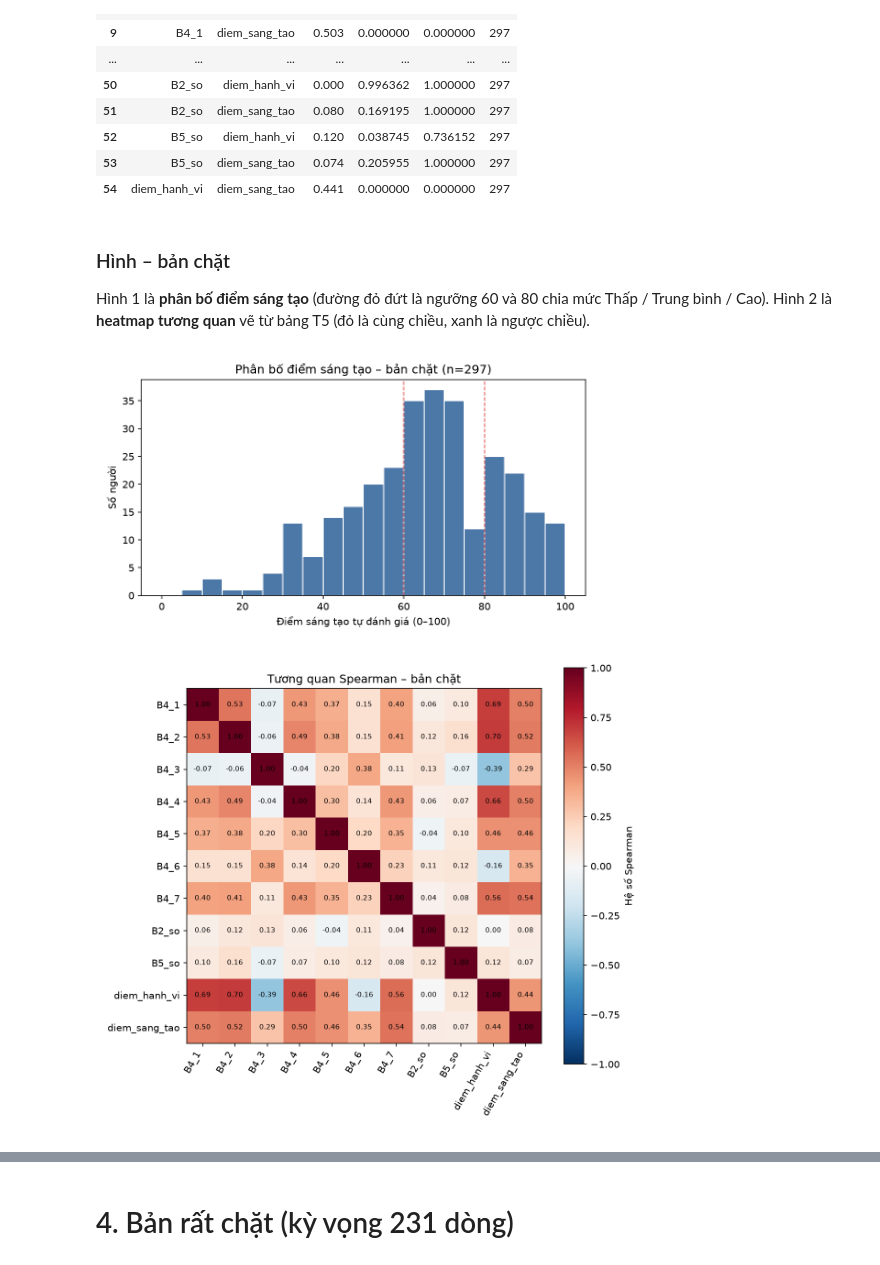
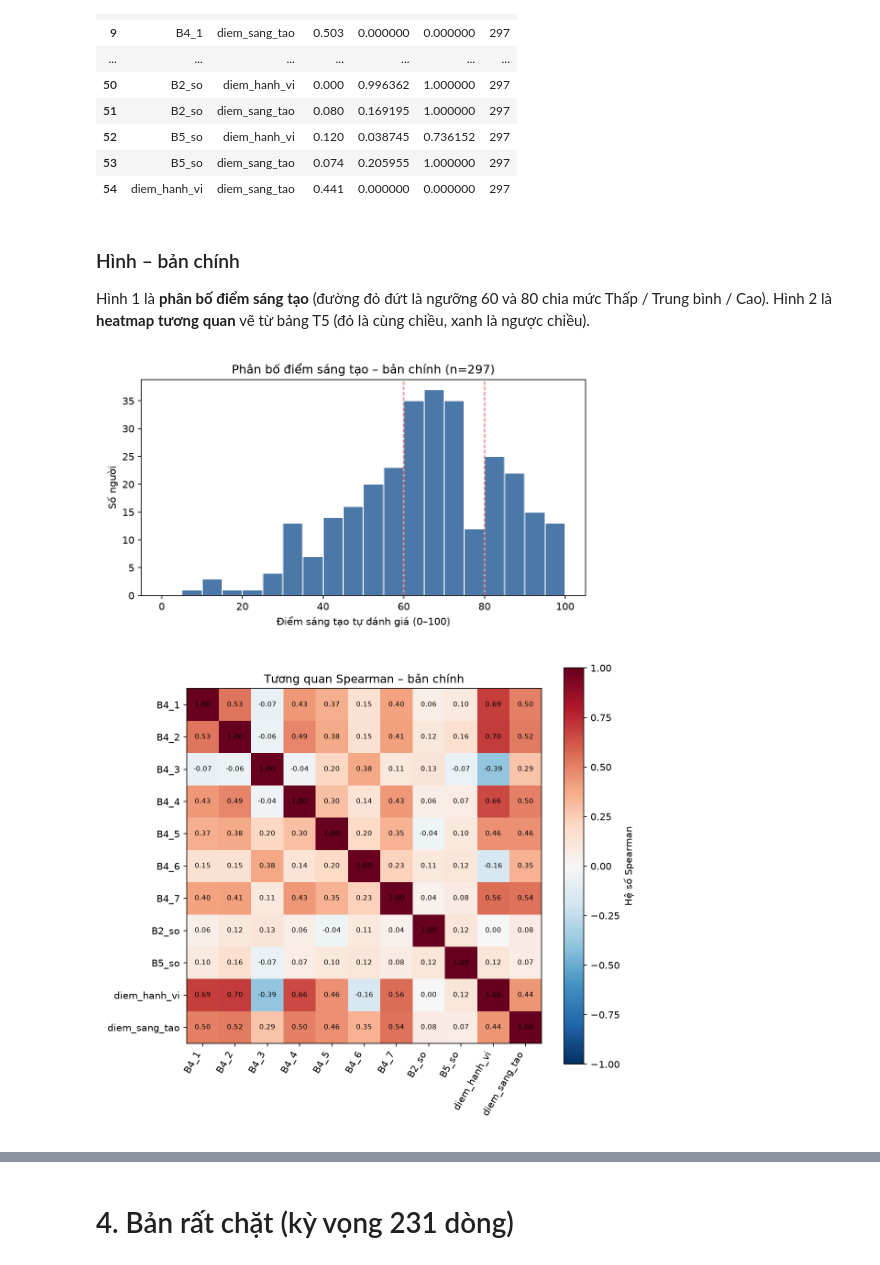
Before and after one commit to trangnt12/spark_mind, a Jupyter notebook: notebooks/02_descriptive_stats.ipynb, the cells around one changed output, grey strips where cells are left out. Drawn from its saved outputs; the diff is of its cells as text; code cells hidden in the pictures.

```diff
--- a/notebooks/02_descriptive_stats.ipynb
+++ b/notebooks/02_descriptive_stats.ipynb
@@ -156,5 +50,5 @@ display(Image(HINH / 'fig_rho_by_wave_main.png', width=550))
 # %%
-ban = lay_ban(sach, 'chat')   # lấy đúng các dòng thuộc bản chặt
+ban = lay_ban(sach, config.BAN_CHINH)   # bản chính của báo cáo (khóa 'chat')
 assert len(ban) == 297, len(ban)
-print('Bản chặt:', len(ban), 'dòng')
+print('Bản chính:', len(ban), 'dòng')
 # %% [output]
@@ -225,13 +119,13 @@ t5 = bang_tuong_quan(ban); luu(t5, 'T5_spearman_strict.csv')   # T5
 | 53 | B5_so | diem_sang_tao | 0.074 | 0.205955 | 1.000000 | 297 |
 | 54 | diem_hanh_vi | diem_sang_tao | 0.441 | 0.000000 | 0.000000 | 297 |
 # %% [markdown]
-### Hình – bản chặt
+### Hình – bản chính
 Hình 1 là **phân bố điểm sáng tạo** (đường đỏ đứt là ngưỡng 60 và 80 chia mức Thấp / Trung bình / Cao). Hình 2 là **heatmap tương quan** vẽ từ bảng T5 (đỏ là cùng chiều, xanh là ngược chiều).
 # %%
-ve_histogram(ban['diem_sang_tao'], 'Phân bố điểm sáng tạo – bản chặt', HINH / 'fig_creativity_hist_strict.png')
-ve_heatmap(ma_tran_rho(t5), 'Tương quan Spearman – bản chặt', HINH / 'fig_corr_heatmap_strict.png')
+ve_histogram(ban['diem_sang_tao'], 'Phân bố điểm sáng tạo – bản chính', HINH / 'fig_creativity_hist_strict.png')
+ve_heatmap(ma_tran_rho(t5), 'Tương quan Spearman – bản chính', HINH / 'fig_corr_heatmap_strict.png')
 from IPython.display import Image
 display(Image(HINH / 'fig_creativity_hist_strict.png', width=500)); display(Image(HINH / 'fig_corr_heatmap_strict.png', width=550))
 # %% [output]
-[figure, old version]
+[figure, new version]
-[figure, old version]
+[figure, new version]
```
Also changed, not shown: parts of 46 cells of this notebook.
